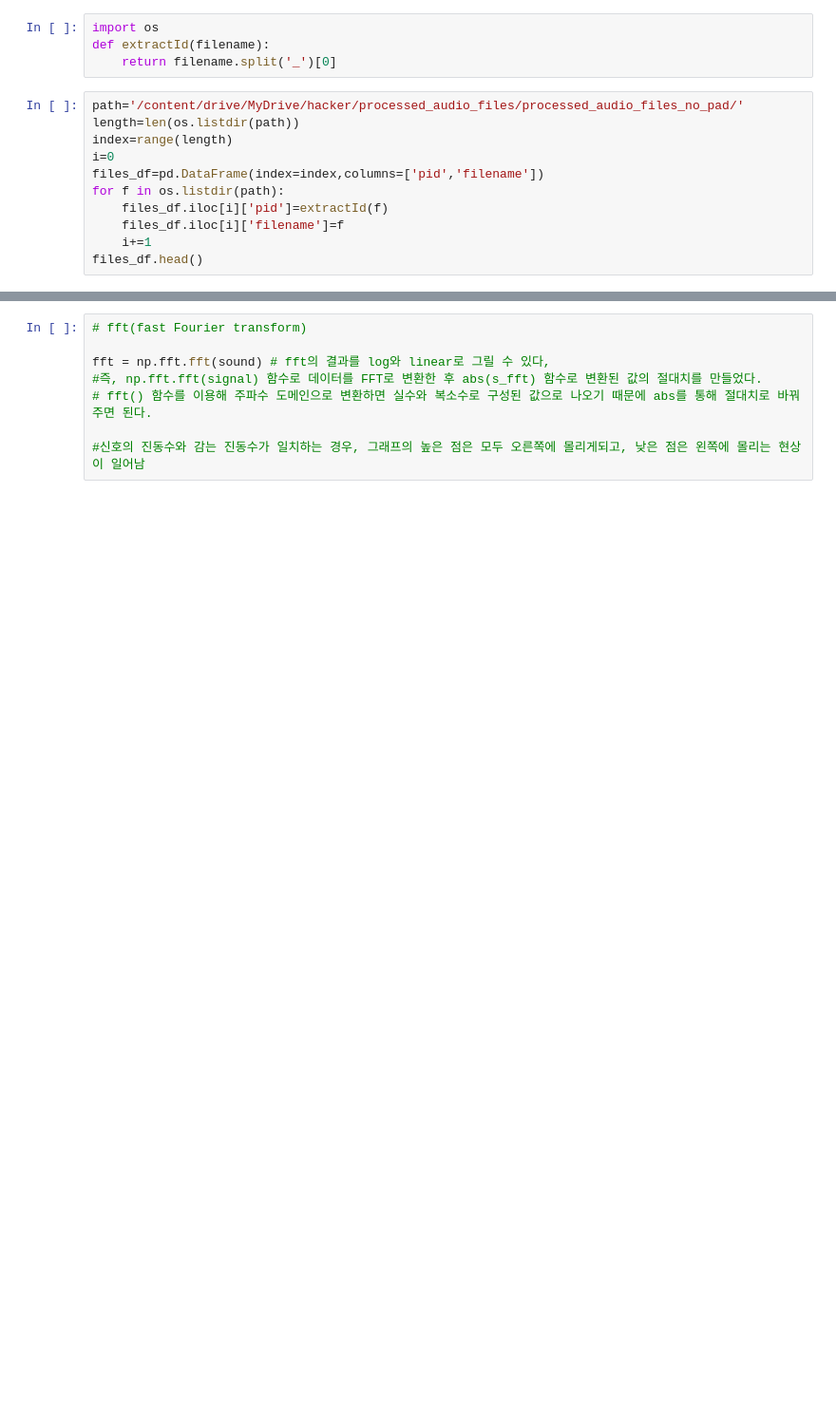
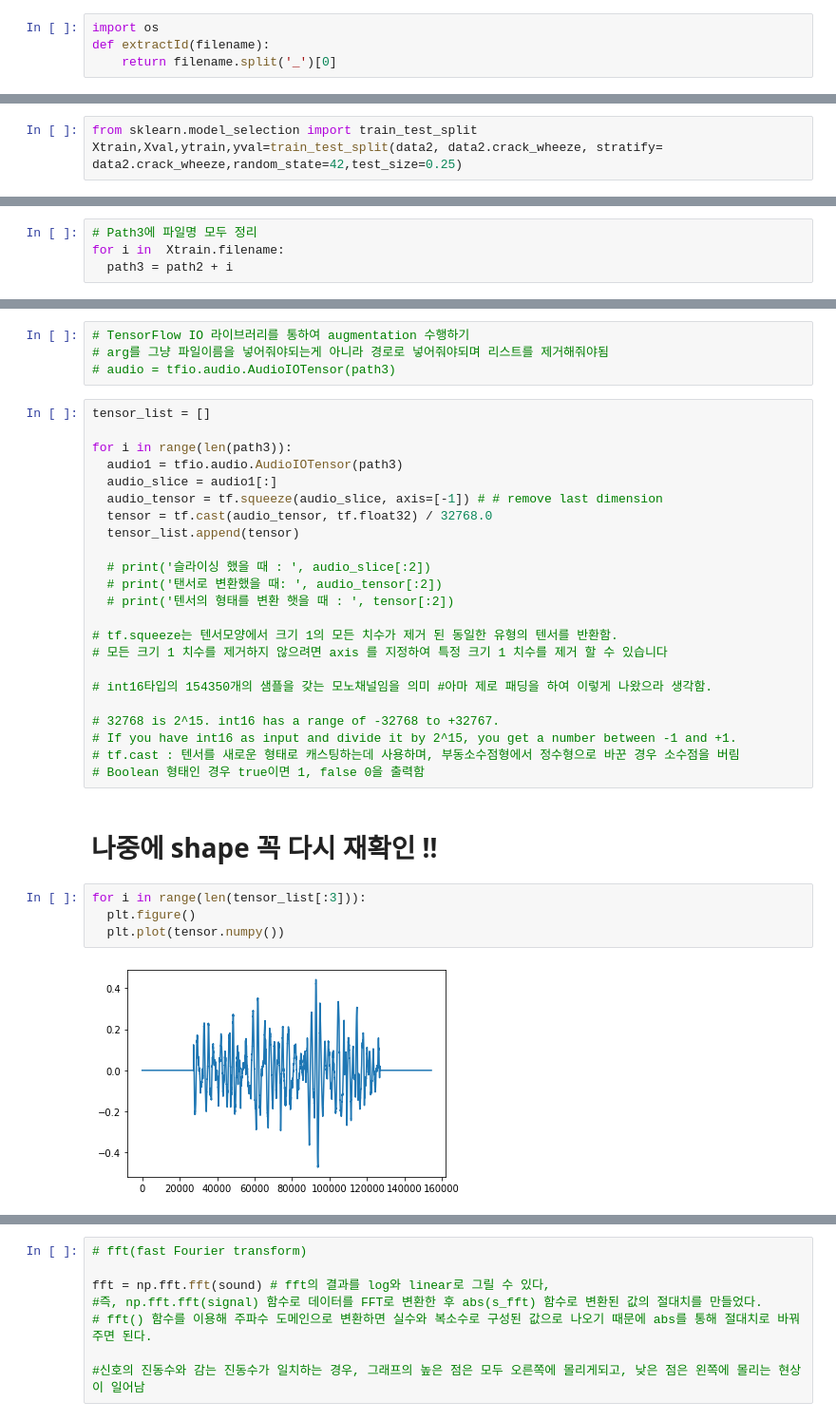
Before and after one commit to SongheeJo/aiffelthon, a Jupyter notebook: wonjin/WONJIN.ipynb, the cells around one changed output, grey strips where cells are left out. Shown at 95% size. Drawn from its saved outputs; the diff is of its cells as text; blank space fills up the shorter version.

```diff
--- a/wonjin/WONJIN.ipynb
+++ b/wonjin/WONJIN.ipynb
@@ -264,14 +254,3 @@ diagnosis.head()
 import os
 def extractId(filename):
     return filename.split('_')[0]
-# %%
-path='/content/drive/MyDrive/hacker/processed_audio_files/processed_audio_files_no_pad/'
-length=len(os.listdir(path))
-index=range(length)
-i=0
-files_df=pd.DataFrame(index=index,columns=['pid','filename'])
-for f in os.listdir(path):
-    files_df.iloc[i]['pid']=extractId(f)
-    files_df.iloc[i]['filename']=f
-    i+=1
-files_df.head()
@@ -427,0 +259,3 @@ Text(0.5, 1.0, 'waveform')
+# %%
+from sklearn.model_selection import train_test_split
+Xtrain,Xval,ytrain,yval=train_test_split(data2, data2.crack_wheeze, stratify= data2.crack_wheeze,random_state=42,test_size=0.25)
@@ -427,0 +358,4 @@ Text(0.5, 1.0, 'waveform')
+# %%
+# Path3에 파일명 모두 정리
+for i in  Xtrain.filename:
+  path3 = path2 + i
@@ -427,0 +386,35 @@ Text(0.5, 1.0, 'waveform')
+# %%
+# TensorFlow IO 라이브러리를 통하여 augmentation 수행하기
+# arg를 그냥 파일이름을 넣어줘야되는게 아니라 경로로 넣어줘야되며 리스트를 제거해줘야됨
+# audio = tfio.audio.AudioIOTensor(path3)
+# %%
+tensor_list = []
+
+for i in range(len(path3)):
+  audio1 = tfio.audio.AudioIOTensor(path3)
+  audio_slice = audio1[:]
+  audio_tensor = tf.squeeze(audio_slice, axis=[-1]) # # remove last dimension
+  tensor = tf.cast(audio_tensor, tf.float32) / 32768.0
+  tensor_list.append(tensor)
+
+  # print('슬라이싱 했을 때 : ', audio_slice[:2])
+  # print('탠서로 변환했을 때: ', audio_tensor[:2])
+  # print('텐서의 형태를 변환 햇을 때 : ', tensor[:2])
+
+# tf.squeeze는 텐서모양에서 크기 1의 모든 치수가 제거 된 동일한 유형의 텐서를 반환함.
+# 모든 크기 1 치수를 제거하지 않으려면 axis 를 지정하여 특정 크기 1 치수를 제거 할 수 있습니다
+
+# int16타입의 154350개의 샘플을 갖는 모노채널임을 의미 #아마 제로 패딩을 하여 이렇게 나왔으라 생각함.
+
+# 32768 is 2^15. int16 has a range of -32768 to +32767.
+# If you have int16 as input and divide it by 2^15, you get a number between -1 and +1.
+# tf.cast : 텐서를 새로운 형태로 캐스팅하는데 사용하며, 부동소수점형에서 정수형으로 바꾼 경우 소수점을 버림
+# Boolean 형태인 경우 true이면 1, false 0을 출력함
+# %% [markdown]
+# 나중에 shape 꼭 다시 재확인 !!
+# %%
+for i in range(len(tensor_list[:3])):
+  plt.figure()
+  plt.plot(tensor.numpy())
+# %% [output]
+[figure, added]
```
Also changed, not shown: parts of 87 cells of this notebook.
